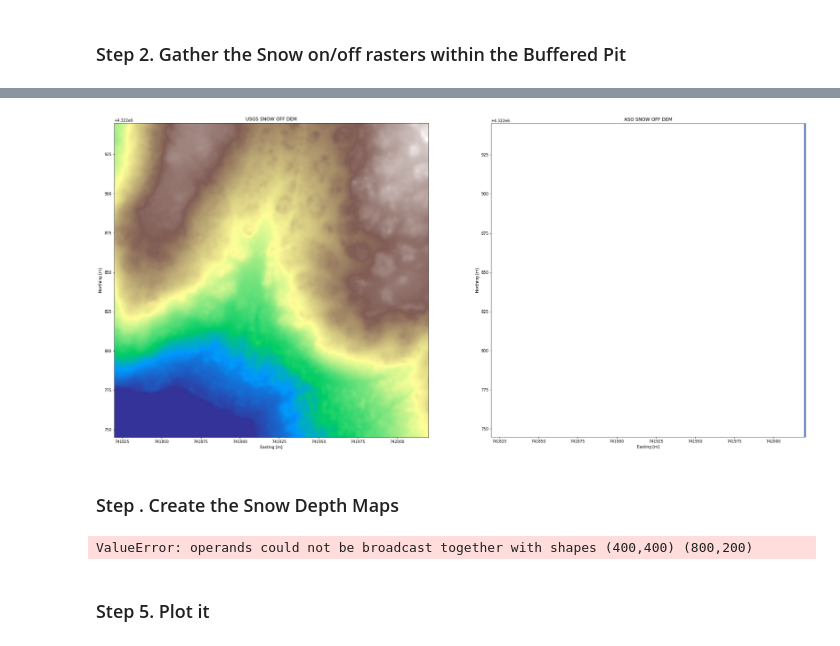
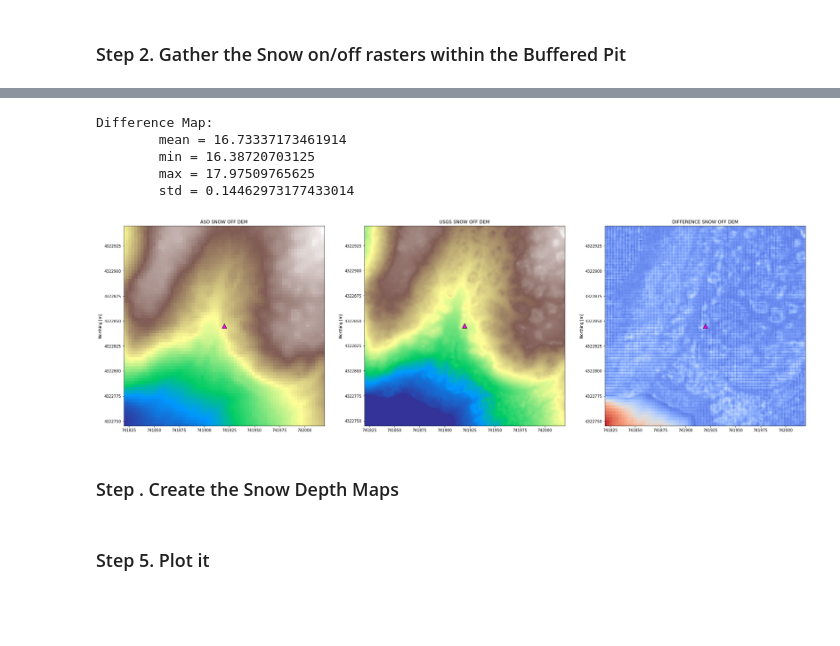
Before and after one commit to SnowEx/snowexsql, a Jupyter notebook: docs/gallery/compare_depth_maps_example.ipynb, the cells around one changed output, grey strips where cells are left out. Cells and saved outputs as stored; diff of their text form; code cells hidden in the pictures; blank space fills up the shorter version.

```diff
--- a/docs/gallery/compare_depth_maps_example.ipynb
+++ b/docs/gallery/compare_depth_maps_example.ipynb
@@ -27,6 +27,7 @@ import numpy as np
 from shapely.geometry import Polygon
 import rasterio.mask
 import tempfile
+from matplotlib.image import AxesImage
 
 # Pit Site Identifier of interest
 site_id = '1S1'
@@ -51,6 +52,8 @@ x1 = p.x - buffer_dist
 y1 = p.y - buffer_dist
 x2 = p.x + buffer_dist
 y2 = p.y + buffer_dist
-buffered_pit = from_shape(Polygon([[x1, y1], [x1, y2], [x2, y2], [x2, y1]]), srid=26912)
+buffer_shp = Polygon([[x1, y1], [x1, y2], [x2, y2], [x2, y1]])
+buffered_pit = from_shape(buffer_shp, srid=26912).ST_AsEWKT()
+buffered_pit_df = gpd.GeoDataFrame({'geometry':[buffer_shp, p]})
 # %% [markdown]
 ### Step 2. Gather the Snow on/off rasters within the Buffered Pit
@@ -131,0 +126,13 @@ SRC = (2999, 2999) --> DST = (1, 400, 401)
+# %%
+# Return a Tiff thats resampled the snow off to the same resolution as the Snow on and clip to the same extents
+print('\nUSGS:')
+usgs_snow_off = retrieve_matched_raster('snow off digital elevation model', 'USGS', boundary_EWKT, snow_on.res)
+usgs = usgs_snow_off.read(1)
+show(usgs, transform = usgs_snow_off.transform, cmap='terrain')
+
+print('\nASO:')
+aso_snow_off = retrieve_matched_raster('snow off digital elevation model', 'Airborne Snow Observatory', boundary_EWKT, snow_on.res)
+aso = aso_snow_off.read(1)[0:usgs.shape[0], 0:usgs.shape[1]]
+nan_ind = aso == -9999
+aso[nan_ind] = np.nan
+show(aso, transform=aso_snow_off.transform, cmap='terrain')
@@ -132,40 +151,58 @@ SRC = (2999, 2999) --> DST = (1, 400, 401)
 # %%
 # Plot these to confirm we have something similar
-fig, axes = plt.subplots(1,len(rasters.keys()), figsize=(32,16))
+rasters = {'aso':(aso, aso_snow_off.transform),
+           'usgs':(usgs, usgs_snow_off.transform),
+           'difference': (usgs - aso, aso_snow_off.transform)}
+
+fig, axes = plt.subplots(1,len(rasters.keys()), figsize=(32, 16))
 i = 0
 
 for name, dst in rasters.items():
     if name == 'difference':
         cmap = 'coolwarm'
+        print('Difference Map:')
+        for stat in ['mean', 'min', 'max','std']:
+            result = getattr(dst[0], stat)()
+            print('\t{} = {}'.format(stat, result))
+
+    elif name == 'QSI':
+        cmap = 'PuBu'
     else:
         cmap = 'terrain'
     # pic = axes[i].imshow(img[0], cmap=cmap)
     # fig.colorbar(pic, ax=axes[i])
     #im = axes[i].imshow(img[0], cmap=cmap, interpolation=None)
-    show(dst.read(1), transform=dst.transform, cmap=cmap, ax=axes[i])
-#     # Don't use scientific notation on the axis ticks
-#     axes[i].ticklabel_format(style='plain', useOffset=False)
+    show(dst[0], transform=dst[1], cmap=cmap, ax=axes[i])
+
+    # Don't use scientific notation on the axis ticks
+    axes[i].ticklabel_format(style='plain', useOffset=False)
 
     # Add x/y labels, a title, a legend and avoid overlapping labels
-    axes[i].set_xlabel('Easting [m]')
     axes[i].set_ylabel('Northing [m]')
     axes[i].set_title('{} SNOW OFF DEM'.format(name.upper()))
-#     buffered_pit_df.plot(ax=axes[i], alpha=0.1, edgecolor='black')
+    buffered_pit_df.iloc[1:].plot(ax=axes[i], marker='^', color='magenta',  markersize=150, edgecolor='black')
     i += 1
+plt.savefig('/home/micah/Pictures/DEM_comparison.png')
+# fig.colorbar(im, ax=axes.ravel().tolist())
 
-# fig.colorbar(im, ax=axes.ravel().tolist())
+
+rasters['QSI'] = (snow_on.read(1), snow_on.transform)
 # %% [output]
+Difference Map:
+        mean = 16.73337173461914
+        min = 16.38720703125
+        max = 17.97509765625
+        std = 0.14462973177433014
-[figure, old version]
+[figure, new version]
 # %% [markdown]
 ### Step . Create the Snow Depth Maps
 # %%
-snow_dem = snow_on.read(1)
-usgs_depths = snow_dem - rasters['usgs'].read(1)
-# aso_depths = snow_dem - aso_dem_resized
+snow_dem = rasters['QSI'][0]
 
-# diff = aso_depths - usgs_depths
+usgs_depths = snow_dem - rasters['usgs'][0]
+aso_depths = snow_dem - rasters['aso'][0]
+
+diff = aso_depths - usgs_depths
-# %% [output]
-ValueError: operands could not be broadcast together with shapes (400,400) (800,200)
 # %% [markdown]
 ### Step 5. Plot it
 # %%
```
Also changed, not shown: parts of 9 cells of this notebook, 2 other files.
